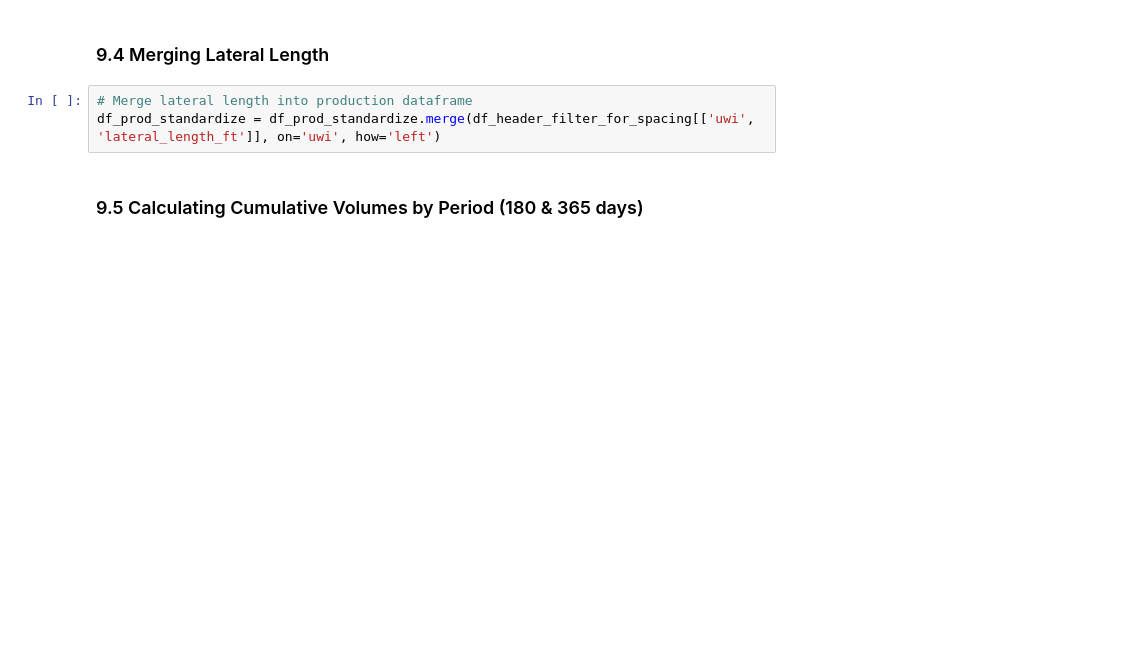
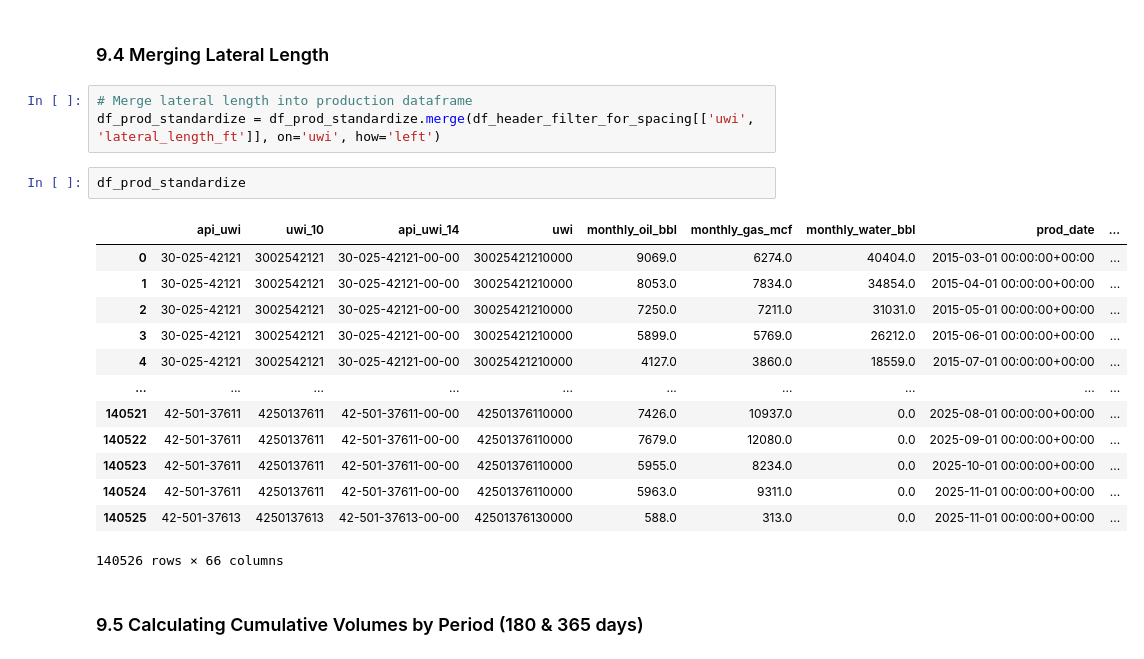
Before and after one commit to apoorvasaxena03/well-spacing-analyzer, a Jupyter notebook: notebooks/RingEnergy/well_spacing_RingEnergy_v2.ipynb, the cells around one changed output. Drawn from its saved outputs; the diff is of its cells as text; blank space fills up the shorter version.

```diff
--- a/notebooks/RingEnergy/well_spacing_RingEnergy_v2.ipynb
+++ b/notebooks/RingEnergy/well_spacing_RingEnergy_v2.ipynb
@@ -438,6 +422,22 @@ df_prod_standardize = reorder_columns(df=df_prod_standardize, columns_to_move=["
 # %%
 # Merge lateral length into production dataframe
 df_prod_standardize = df_prod_standardize.merge(df_header_filter_for_spacing[['uwi', 'lateral_length_ft']], on='uwi', how='left')
+# %%
+df_prod_standardize
+# %% [output]
+|  | api_uwi | uwi_10 | api_uwi_14 | uwi | monthly_oil_bbl | monthly_gas_mcf | monthly_water_bbl | prod_date | ... |
+| 0 | 30-025-42121 | 3002542121 | 30-025-42121-00-00 | 30025421210000 | 9069.0 | 6274.0 | 40404.0 | 2015-03-01 00:00:00+00:00 | ... |
+| 1 | 30-025-42121 | 3002542121 | 30-025-42121-00-00 | 30025421210000 | 8053.0 | 7834.0 | 34854.0 | 2015-04-01 00:00:00+00:00 | ... |
+| 2 | 30-025-42121 | 3002542121 | 30-025-42121-00-00 | 30025421210000 | 7250.0 | 7211.0 | 31031.0 | 2015-05-01 00:00:00+00:00 | ... |
+| 3 | 30-025-42121 | 3002542121 | 30-025-42121-00-00 | 30025421210000 | 5899.0 | 5769.0 | 26212.0 | 2015-06-01 00:00:00+00:00 | ... |
+| 4 | 30-025-42121 | 3002542121 | 30-025-42121-00-00 | 30025421210000 | 4127.0 | 3860.0 | 18559.0 | 2015-07-01 00:00:00+00:00 | ... |
+| ... | ... | ... | ... | ... | ... | ... | ... | ... | ... |
+| 140521 | 42-501-37611 | 4250137611 | 42-501-37611-00-00 | 42501376110000 | 7426.0 | 10937.0 | 0.0 | 2025-08-01 00:00:00+00:00 | ... |
+| 140522 | 42-501-37611 | 4250137611 | 42-501-37611-00-00 | 42501376110000 | 7679.0 | 12080.0 | 0.0 | 2025-09-01 00:00:00+00:00 | ... |
+| 140523 | 42-501-37611 | 4250137611 | 42-501-37611-00-00 | 42501376110000 | 5955.0 | 8234.0 | 0.0 | 2025-10-01 00:00:00+00:00 | ... |
+| 140524 | 42-501-37611 | 4250137611 | 42-501-37611-00-00 | 42501376110000 | 5963.0 | 9311.0 | 0.0 | 2025-11-01 00:00:00+00:00 | ... |
+| 140525 | 42-501-37613 | 4250137613 | 42-501-37613-00-00 | 42501376130000 | 588.0 | 313.0 | 0.0 | 2025-11-01 00:00:00+00:00 | ... |
+140526 rows × 66 columns
 # %% [markdown]
 ### 9.5 Calculating Cumulative Volumes by Period (180 & 365 days)
 # %%
```
Also changed, not shown: parts of 5 cells of this notebook.
